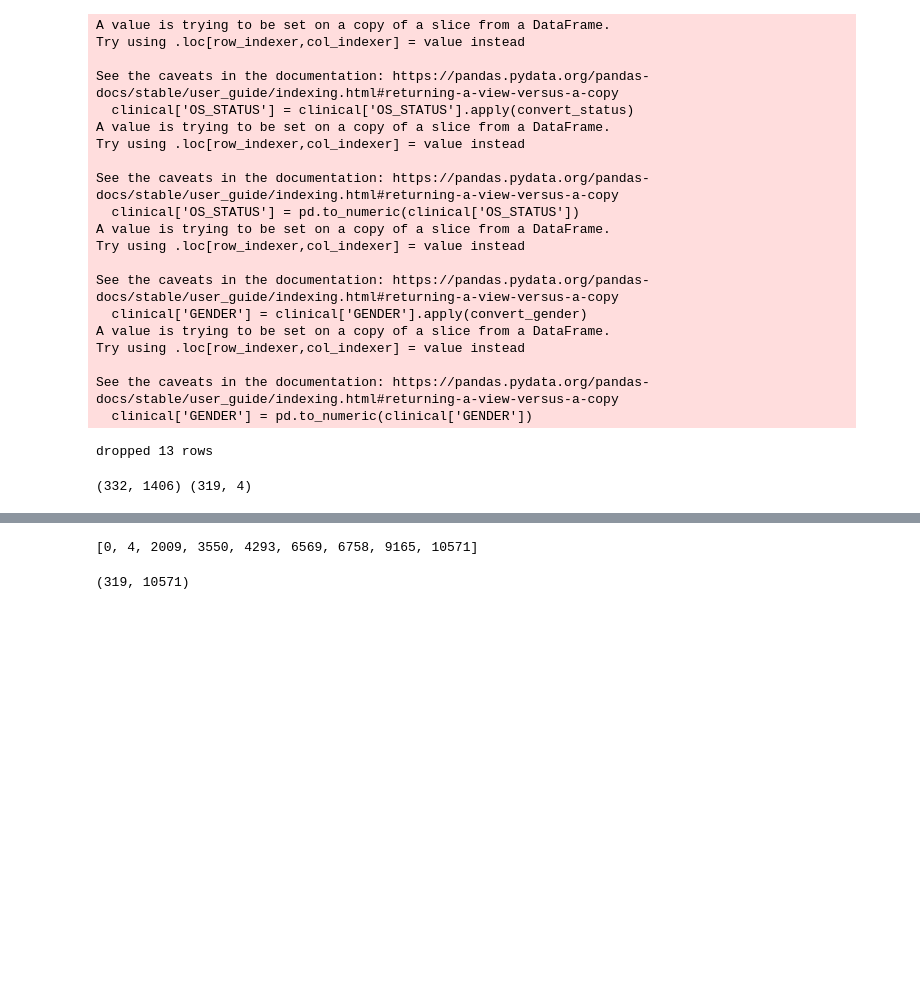
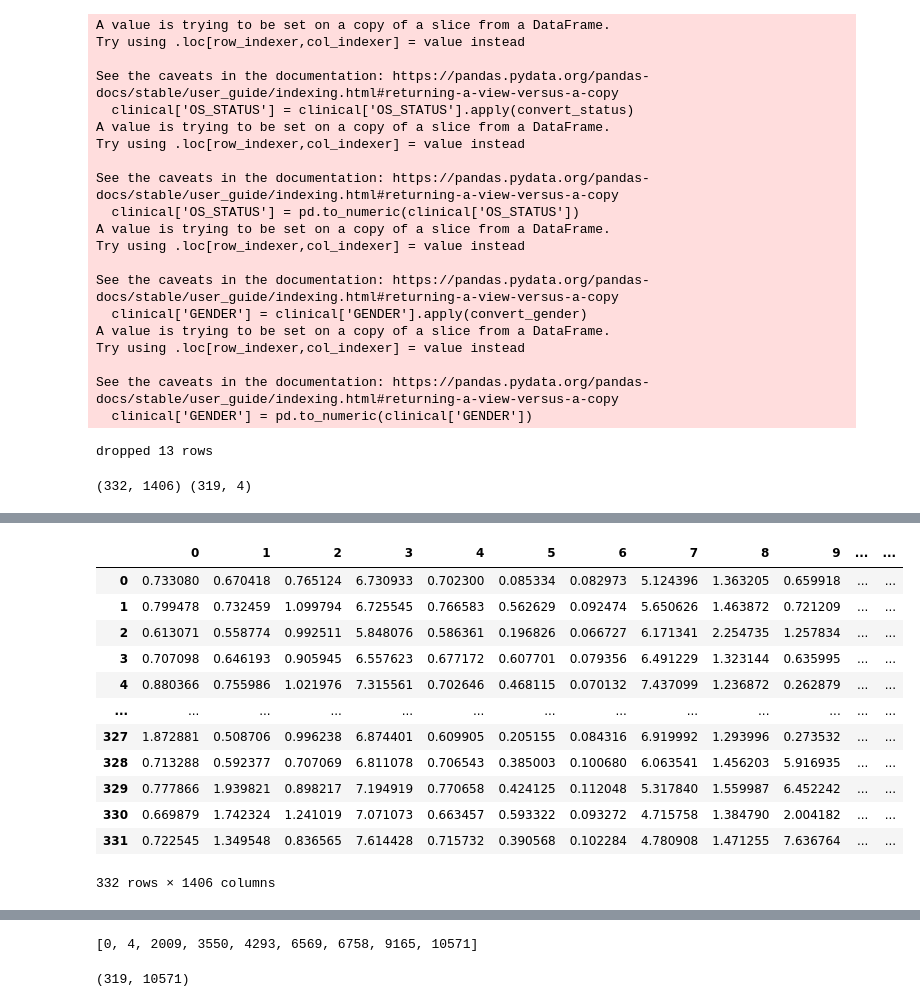
Before and after one commit to arcticronin/CoPLaS, a Jupyter notebook: Preprocessing.ipynb, the cells around one changed output, grey strips where cells are left out. Saved outputs shown, nothing was run; the diff lists cells and outputs as text; code cells hidden in the pictures; blank space fills up the shorter version.

Commit message:
Todo column variance zero

```diff
--- a/Preprocessing.ipynb
+++ b/Preprocessing.ipynb
@@ -124,3 +126,8 @@ dropped 13 rows
 print(microbiome.shape, filtered_clinical.shape)
 # %% [output]
 (332, 1406) (319, 4)
+# %%
+d = {}
+for k, v in zip(dataframes,
+        ["filtered_clinical", "rna_median", "metilation", "mirna", "cna_log2", "rppa_levels", "alterations", "microbiome"]):
+    d[v] = k
@@ -126,0 +138,15 @@ print(microbiome.shape, filtered_clinical.shape)
+# %%
+selector = VarianceThreshold() ##default 0.0
+dropped_columns = 0
+
+for k in d.keys():
+    before = d[k].shape[1]
+    d[k] = pd.DataFrame(selector.fit_transform(d[k], ))
+
+    after = d[k].shape[1]
+
+    dropped = before - after
+    print(f"Dropped {dropped} columns in omic: {k}")
+    dropped_columns += dropped
+
+print(f"Total dropped columns due to low variance: {dropped_columns}")
@@ -126,0 +163,16 @@ print(microbiome.shape, filtered_clinical.shape)
+# %%
+d[k]
+# %% [output]
+|  | 0 | 1 | 2 | 3 | 4 | 5 | 6 | 7 | 8 | 9 | ... | ... |
+| 0 | 0.733080 | 0.670418 | 0.765124 | 6.730933 | 0.702300 | 0.085334 | 0.082973 | 5.124396 | 1.363205 | 0.659918 | ... | ... |
+| 1 | 0.799478 | 0.732459 | 1.099794 | 6.725545 | 0.766583 | 0.562629 | 0.092474 | 5.650626 | 1.463872 | 0.721209 | ... | ... |
+| 2 | 0.613071 | 0.558774 | 0.992511 | 5.848076 | 0.586361 | 0.196826 | 0.066727 | 6.171341 | 2.254735 | 1.257834 | ... | ... |
+| 3 | 0.707098 | 0.646193 | 0.905945 | 6.557623 | 0.677172 | 0.607701 | 0.079356 | 6.491229 | 1.323144 | 0.635995 | ... | ... |
+| 4 | 0.880366 | 0.755986 | 1.021976 | 7.315561 | 0.702646 | 0.468115 | 0.070132 | 7.437099 | 1.236872 | 0.262879 | ... | ... |
+| ... | ... | ... | ... | ... | ... | ... | ... | ... | ... | ... | ... | ... |
+| 327 | 1.872881 | 0.508706 | 0.996238 | 6.874401 | 0.609905 | 0.205155 | 0.084316 | 6.919992 | 1.293996 | 0.273532 | ... | ... |
+| 328 | 0.713288 | 0.592377 | 0.707069 | 6.811078 | 0.706543 | 0.385003 | 0.100680 | 6.063541 | 1.456203 | 5.916935 | ... | ... |
+| 329 | 0.777866 | 1.939821 | 0.898217 | 7.194919 | 0.770658 | 0.424125 | 0.112048 | 5.317840 | 1.559987 | 6.452242 | ... | ... |
+| 330 | 0.669879 | 1.742324 | 1.241019 | 7.071073 | 0.663457 | 0.593322 | 0.093272 | 4.715758 | 1.384790 | 2.004182 | ... | ... |
+| 331 | 0.722545 | 1.349548 | 0.836565 | 7.614428 | 0.715732 | 0.390568 | 0.102284 | 4.780908 | 1.471255 | 7.636764 | ... | ... |
+332 rows × 1406 columns
```
Also changed, not shown: parts of 5 cells of this notebook, 1 other file.
